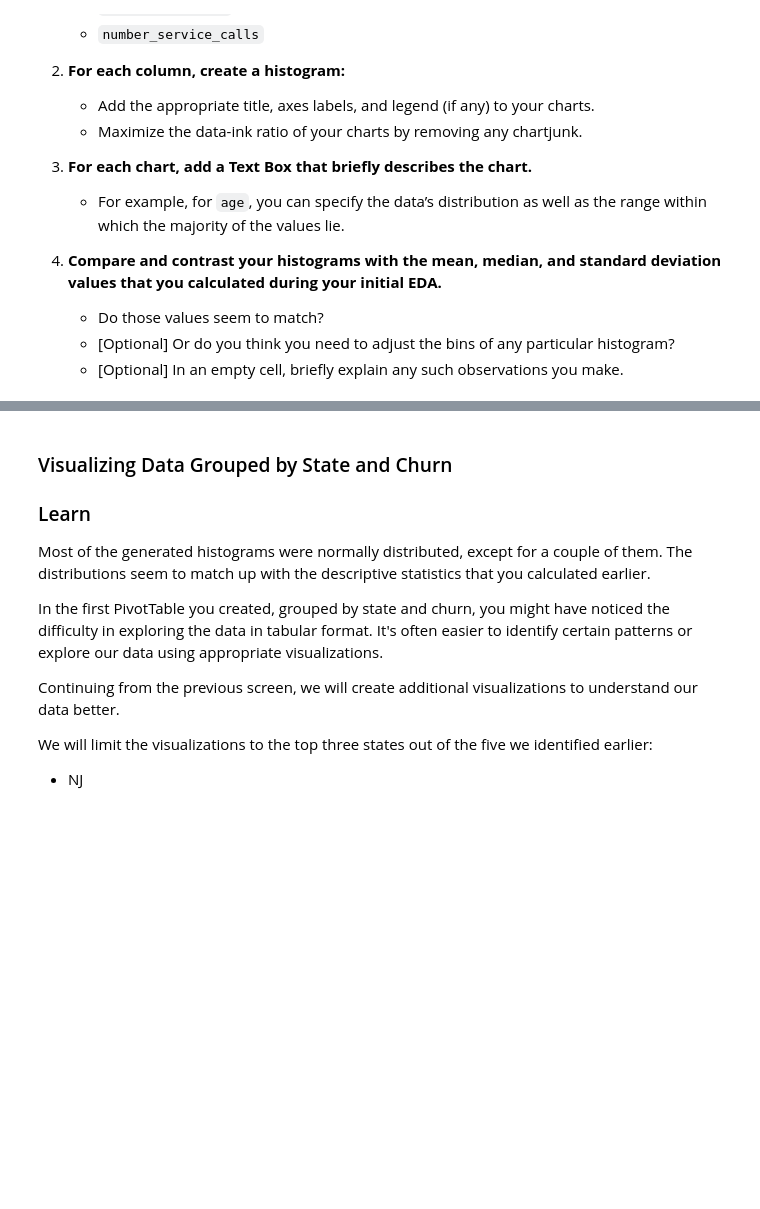
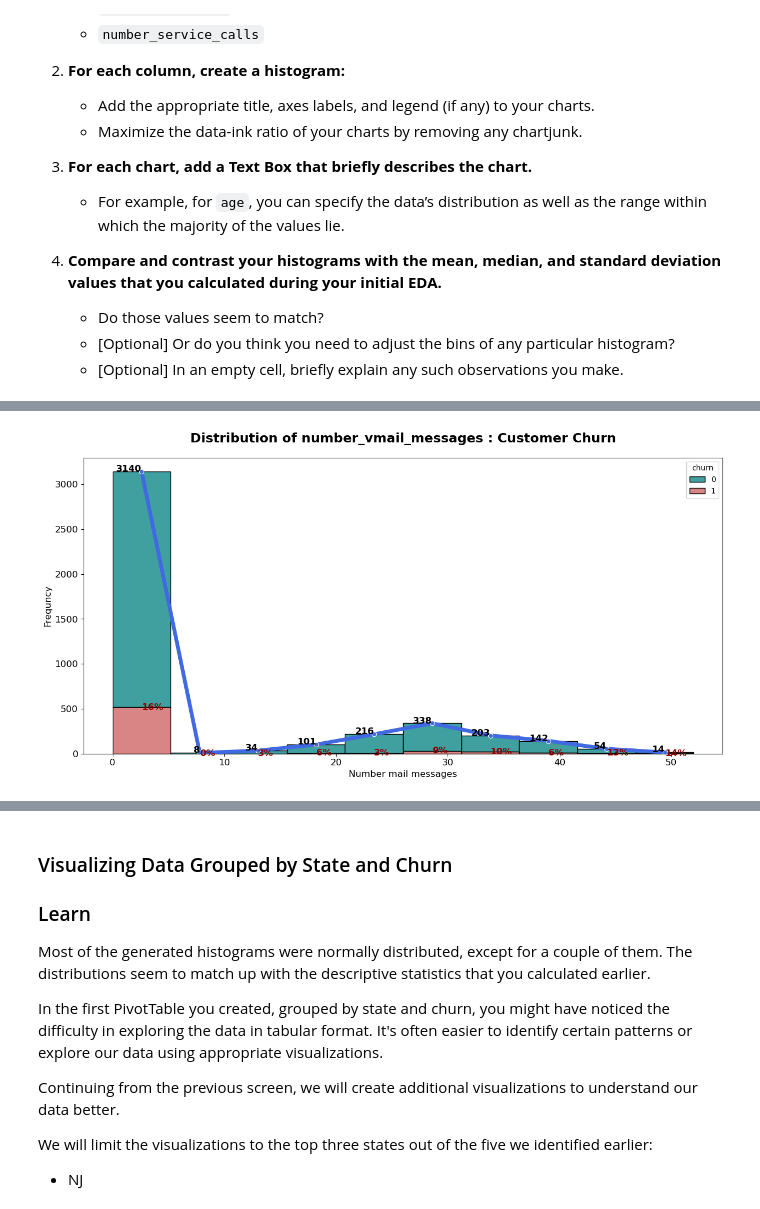
Before and after one commit to Lerch17/Project-1-, a Jupyter notebook: cody/customer-churn-prediction-2020/notebook.ipynb, the cells around one changed output, grey strips where cells are left out. Cells and saved outputs as stored; diff of their text form; code cells hidden in the pictures; blank space fills up the shorter version.

Commit message:
NEW GRAPH

```diff
--- a/cody/customer-churn-prediction-2020/notebook.ipynb
+++ b/cody/customer-churn-prediction-2020/notebook.ipynb
@@ -378,6 +445,25 @@ telcom_data_df['age'].hvplot(kind='hist', bins=20, title='Age Distribution')
 telcom_data_df['number_vmail_messages'].hvplot(kind='hist', bins=50, title='number vmail messages')
 # %% [output]
 [interactive output not drawn]
+# %%
+n = 10
+target_variable = ['number_vmail_messages', 'churn']
+
+fig, ax1 = plt.subplots(figsize=(15,7))
+sns.histplot(data=telcom_data_df, x=target_variable[0], bins=n, stat='count', hue=target_variable[1], multiple='stack', palette=['teal', 'indianred'], ax=ax1)
+plot = extract_data(ax1, n)
+plot.hist_label()
+plot.line_label()
+sns.lineplot(x=plot.x_interval, y=plot.y_total, marker='o', sort=False, color='royalblue', estimator=None, linewidth=5, ax=ax1)
+
+ax1.set_title('Distribution of {} : Customer Churn'.format(target_variable[0]), fontweight='bold', pad=20, fontsize=17)
+ax1.tick_params(labelsize=12)
+ax1.set_xlabel('Number mail messages', fontsize=12)
+ax1.set_ylabel('Frequncy', fontsize=12)
+ax1.tick_params(labelsize=12)
+plt.show()
+# %% [output]
+[figure, added]
 # %%
 telcom_data_df['total_day_minutes'].hvplot(kind='hist', bins=20, title='Total minutes (day)')
 # %% [output]
```
Also changed, not shown: parts of 13 cells of this notebook.
